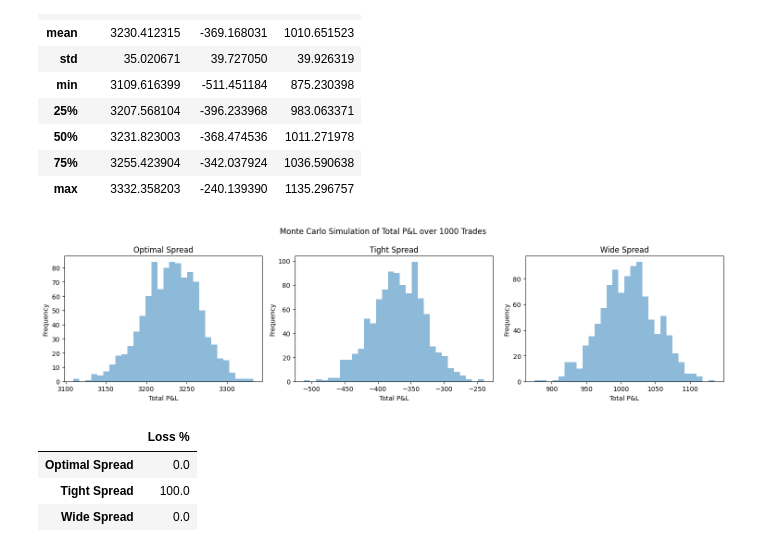
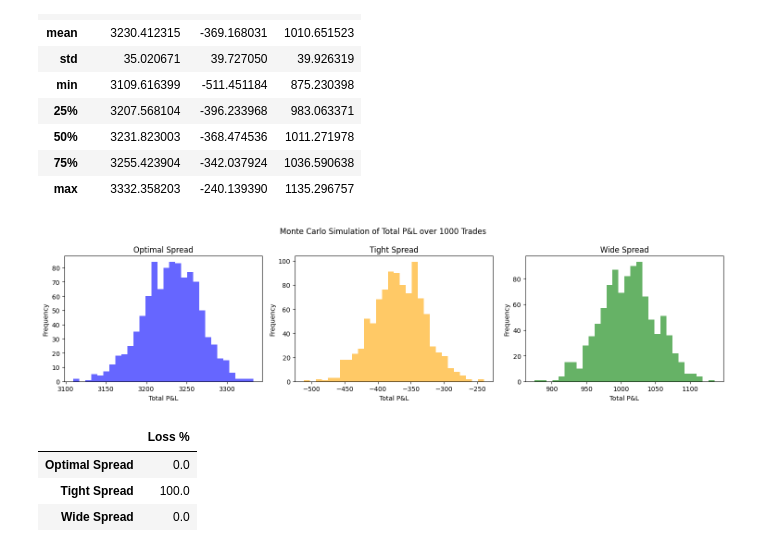
Before and after one commit to Alastor1562/TRADING_2026, a Jupyter notebook: Proyectos/P1.ipynb, the cells around one changed output. Saved outputs shown, nothing was run; the diff lists cells and outputs as text; code cells hidden in the pictures.

```diff
--- a/Proyectos/P1.ipynb
+++ b/Proyectos/P1.ipynb
@@ -257,26 +279,26 @@ gen_history.describe()
 # %%
 fig, axs = plt.subplots(1, 3, figsize=(15, 4))
 plt.suptitle('Monte Carlo Simulation of Total P&L over 1000 Trades')
 
-axs[0].hist(op_history_mc, bins=30, alpha=0.5)
+axs[0].hist(op_history_mc, bins=30, color='blue', alpha=0.6)
 axs[0].set_title("Optimal Spread")
 axs[0].set_xlabel('Total P&L')
 axs[0].set_ylabel('Frequency')
 
-axs[1].hist(tight_history_mc, bins=30, alpha=0.5)
+axs[1].hist(tight_history_mc, bins=30, color='orange', alpha=0.6)
 axs[1].set_title("Tight Spread")
 axs[1].set_xlabel('Total P&L')
 axs[1].set_ylabel('Frequency')
 
-axs[2].hist(wide_history_mc, bins=30, alpha=0.5)
+axs[2].hist(wide_history_mc, bins=30, color='green', alpha=0.6)
 axs[2].set_title("Wide Spread")
 axs[2].set_xlabel('Total P&L')
 axs[2].set_ylabel('Frequency')
 
 plt.tight_layout()
 plt.show()
 # %% [output]
-[figure, old version]
+[figure, new version]
 # %%
 results_mc = pd.DataFrame(columns = ['Loss %'])
 
```
Also changed, not shown: parts of 5 cells of this notebook.
